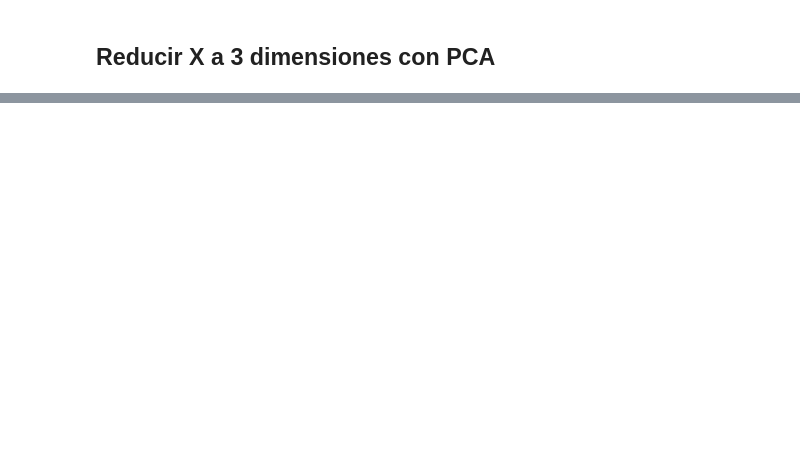
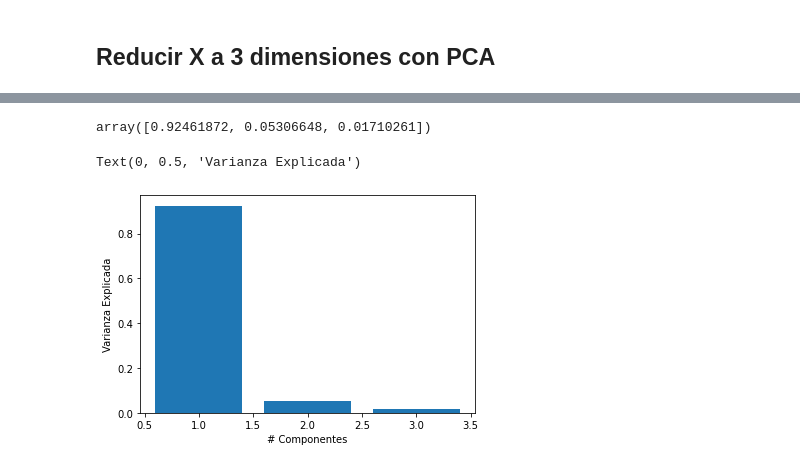
Before and after one commit to drzamoramora/1-MachineLearning, a Jupyter notebook: Semana 9 - Aprendizaje no supervisado/3-PCA_sklearn.ipynb, the cells around one changed output, grey strips where cells are left out. Cells and saved outputs as stored; diff of their text form; code cells hidden in the pictures; blank space fills up the shorter version.

Commit message:
PCA explained variance ratio

```diff
--- a/Semana 9 - Aprendizaje no supervisado/3-PCA_sklearn.ipynb
+++ b/Semana 9 - Aprendizaje no supervisado/3-PCA_sklearn.ipynb
@@ -46,0 +54,11 @@ ax.w_zaxis.set_ticklabels([])
+# %%
+pca.explained_variance_ratio_
+# %% [output]
+array([0.92461872, 0.05306648, 0.01710261])
+# %%
+plt.bar([1,2,3],pca.explained_variance_ratio_)
+plt.xlabel('# Componentes')
+plt.ylabel('Varianza Explicada')
+# %% [output]
+Text(0, 0.5, 'Varianza Explicada')
+[figure, added]
```
Also changed, not shown: parts of 3 cells of this notebook.
